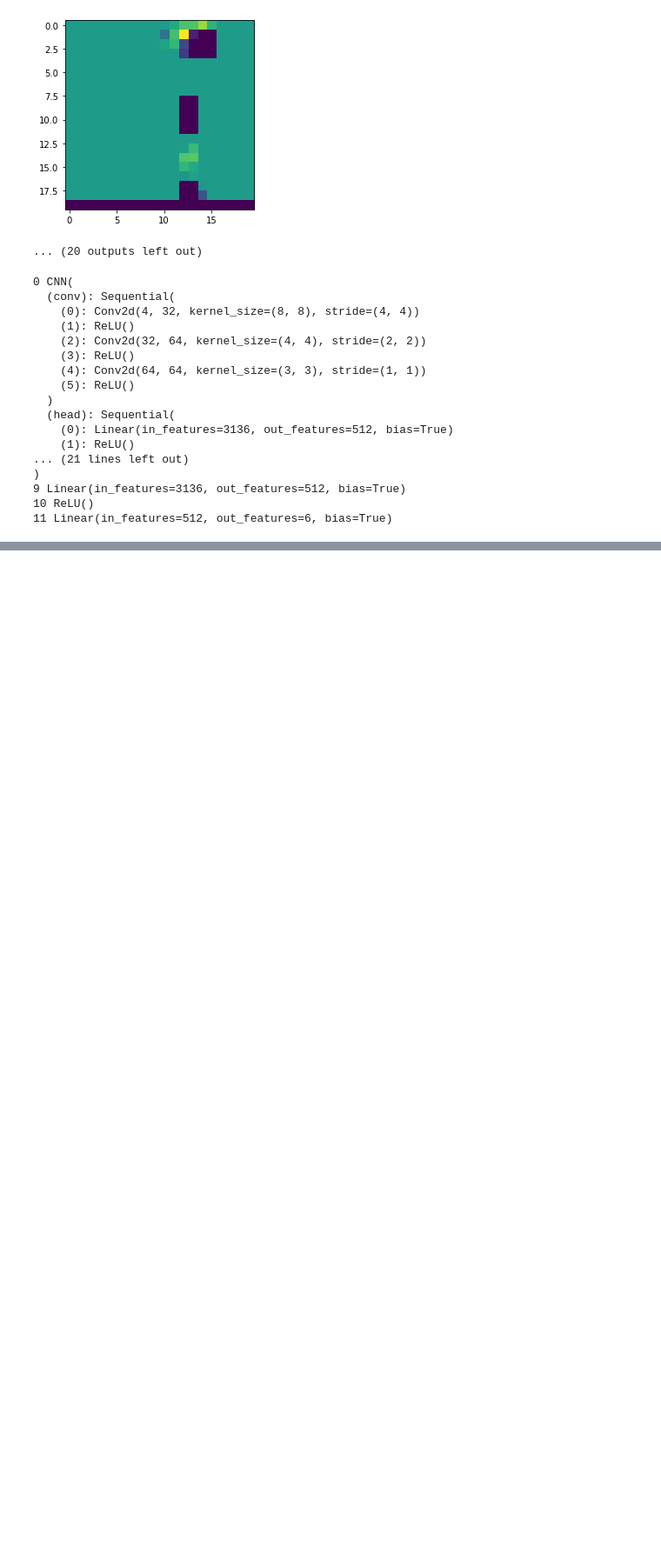
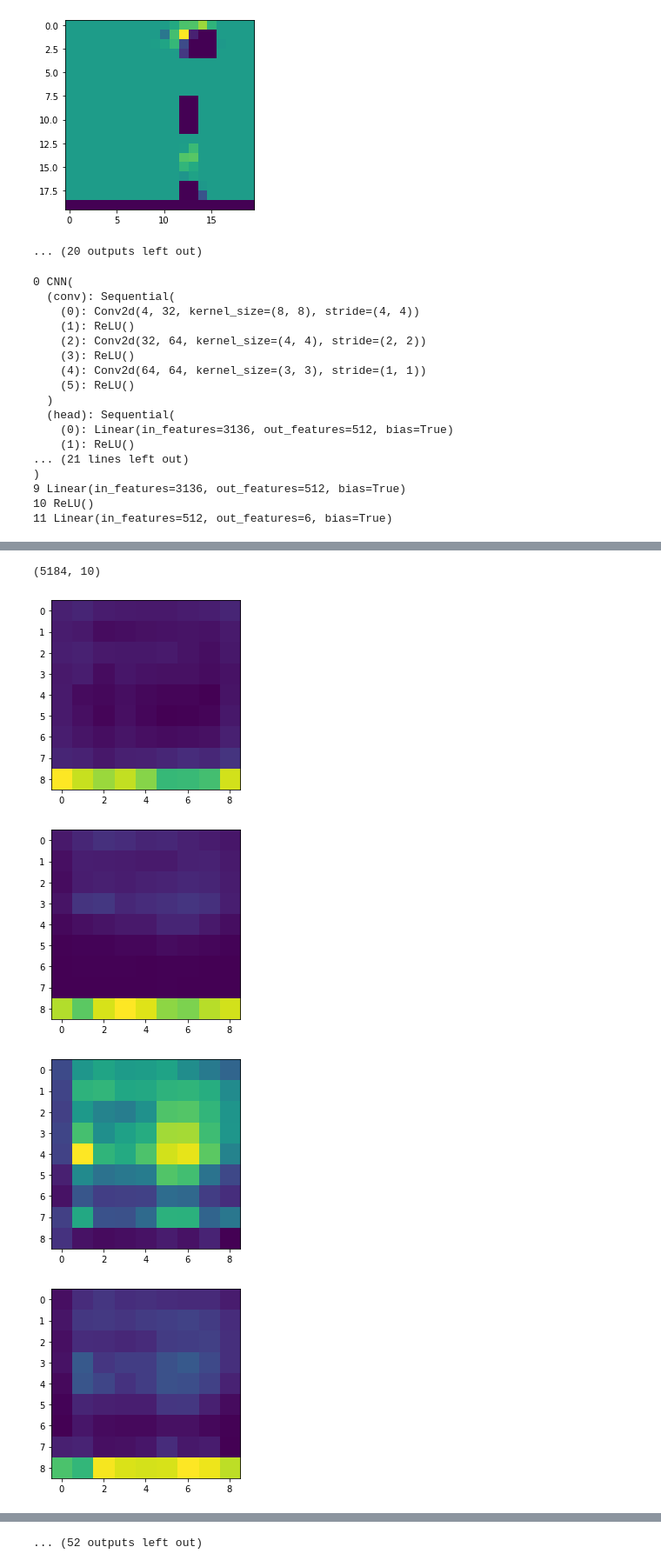
Before and after one commit to mariakesa/UdacityMachineLearningEngineerNanoDegree, a Jupyter notebook: dev/RunningTrainedNet.ipynb, the cells around one changed output, grey strips where cells are left out. Shown: that part at 87% size. Saved outputs shown, nothing was run; the diff lists cells and outputs as text; code cells hidden in the pictures; blank space fills up the shorter version.

```diff
--- a/dev/RunningTrainedNet.ipynb
+++ b/dev/RunningTrainedNet.ipynb
@@ -616,0 +619,23 @@ for i, submodule in enumerate(rl_net.net.modules()):
+# %%
+t_arr=np.zeros((64*9*9,1300))
+for j in range(0,1300):
+    t_arr[:,j]=rl_net.activations[6][j].flatten()
+# %%
+from sklearn.decomposition import PCA
+
+pca=PCA(n_components=10)
+V=pca.fit_transform(t_arr)
+print(V.shape)
+# %% [output]
+(5184, 10)
+# %%
+eigens=V.reshape(64,9,9,10)
+for l in range(0,64):
+    import matplotlib.pyplot as plt
+    plt.imshow(eigens[l,:,:,1])
+    plt.show()
+# %% [output]
+[figure, added]
+[figure, added]
+[figure, added]
+[figure, added]
@@ -616,0 +650 @@ for i, submodule in enumerate(rl_net.net.modules()):
+... (52 outputs left out)
```
Also changed, not shown: parts of 3 cells of this notebook.
